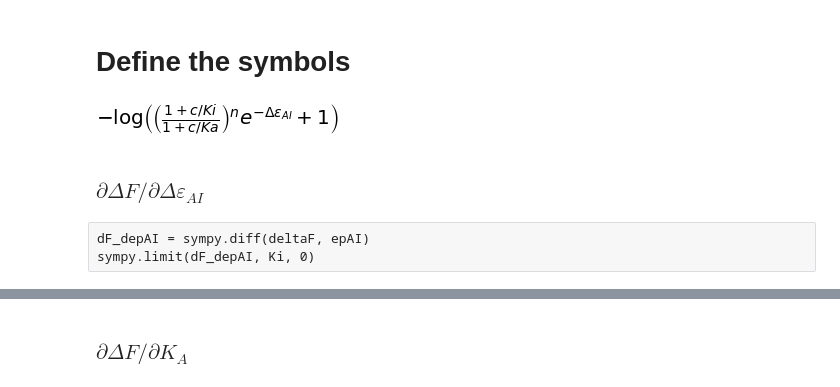
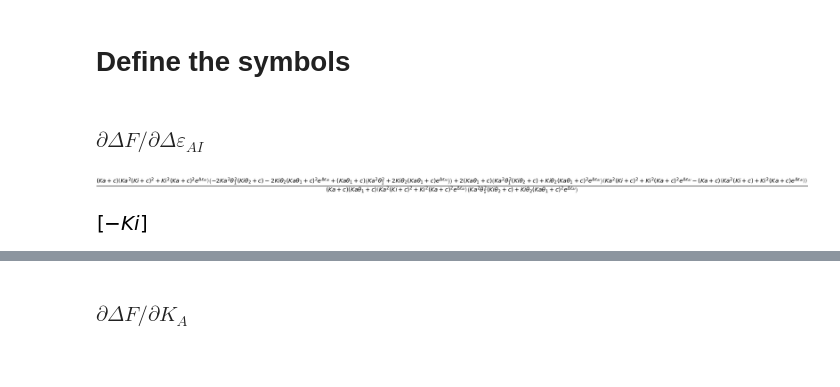
Before and after one commit to RPGroup-PBoC/mwc_mutants, a Jupyter notebook: code/sandbox/phenotypic_sensitivity.ipynb, the cells around one changed output, grey strips where cells are left out. Drawn from its saved outputs; the diff is of its cells as text; code cells hidden in the pictures; blank space fills up the shorter version.

```diff
--- a/code/sandbox/phenotypic_sensitivity.ipynb
+++ b/code/sandbox/phenotypic_sensitivity.ipynb
@@ -37,15 +29,19 @@ c = sympy.Symbol('c')
 Ka  = sympy.Symbol('Ka')
 Ki  = sympy.Symbol('Ki')
 epAI = sympy.Symbol(r'\Delta\varepsilon_{AI}')
+f1 = sympy.Symbol(r'\theta_1')
+f2 = sympy.Symbol(r'\theta_2')
 n = sympy.Symbol('n')
 
-# Define the ∆F function.
-deltaF = -sympy.log(1 + sympy.exp(-epAI) * ((1 + c/Ki)/ (1 + c/Ka))**n)
-deltaF
+# Define the active probabilities
+pact_m = 1 / (1 + sympy.exp(-epAI) * ((1 + c/(Ki * f2)) / (1 + c/(Ka * f1))**2))
+pact_wt = 1 / (1 + sympy.exp(-epAI) * ((1 + c/Ki) / (1 + c/Ka))**2)
+
+# Define Delta F
+deltaF = -sympy.log(pact_m) + sympy.log(pact_wt)
-# %% [output]
-[figure, removed]
 # %% [markdown]
 ### $\partial \Delta F / \partial \Delta\varepsilon_{AI}$
-# %% [raw]
-dF_depAI = sympy.diff(deltaF, epAI)
-sympy.limit(dF_depAI, Ki, 0)
+# %%
+sympy.simplify(sympy.diff(sympy.simplify(deltaF), c))
+# %% [output]
+[figure, added]
@@ -51,0 +50,4 @@ sympy.limit(dF_depAI, Ki, 0)
+# %%
+sympy.solve(sympy.diff(pact_wt, c),c)
+# %% [output]
+[figure, added]
```
Also changed, not shown: parts of 4 cells of this notebook, 9 other files.
